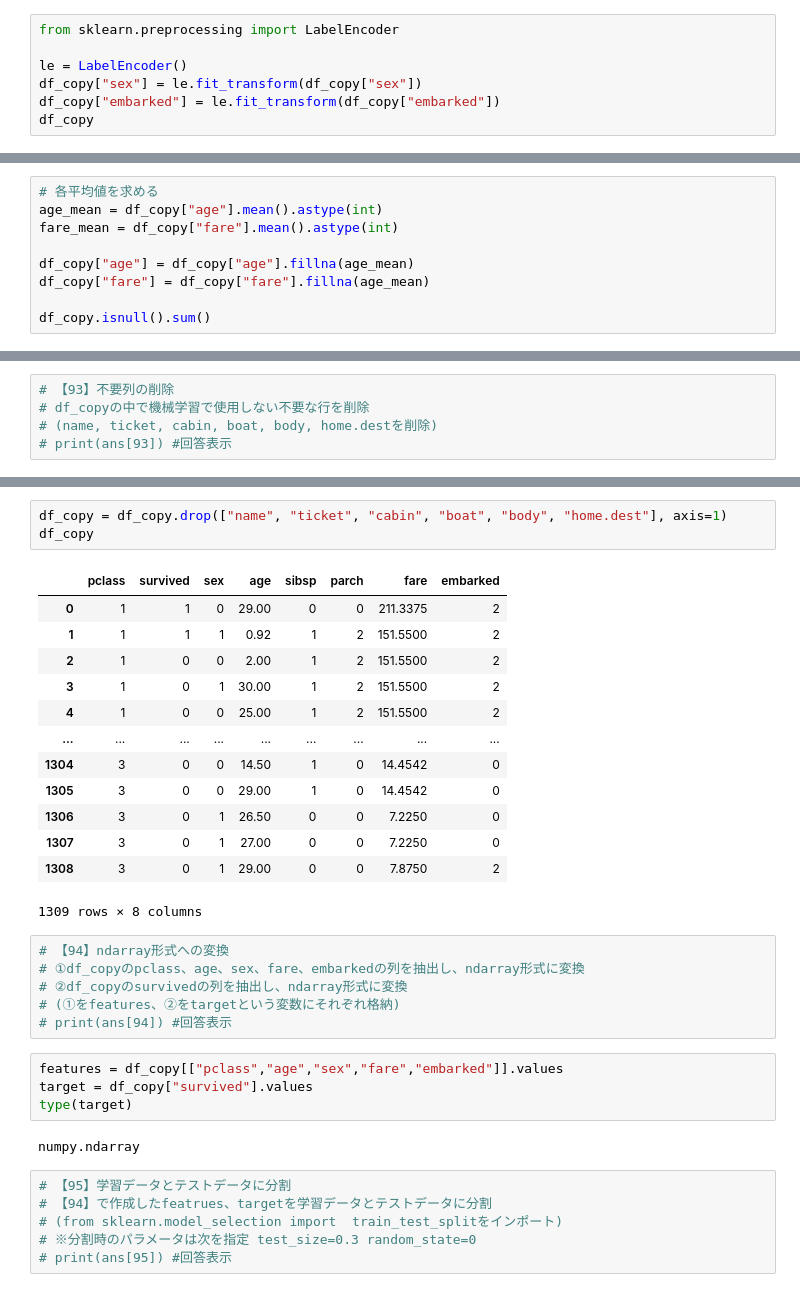
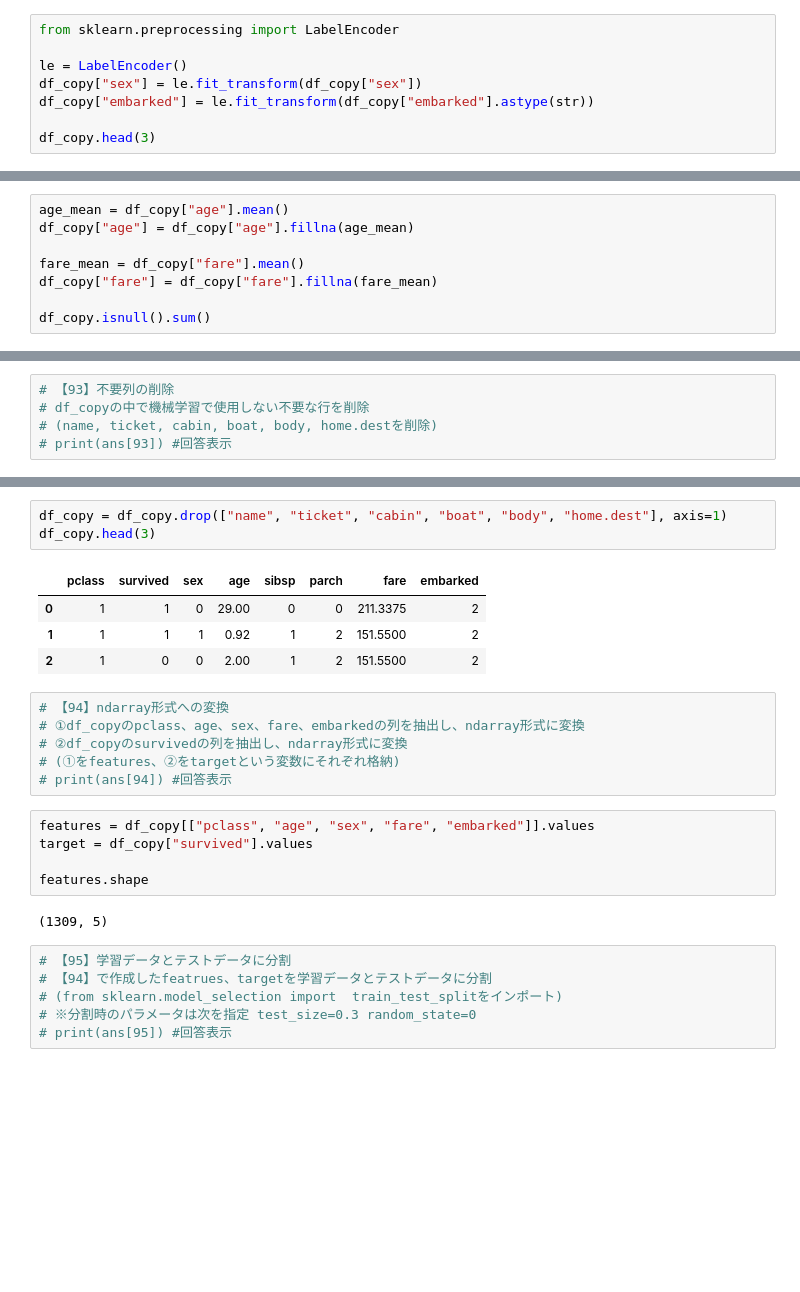
Before and after one commit to T-Sawao/Problem_100, a Jupyter notebook: pandas_100/notebook/01_Pandas_100_Knocks_for_Begginer_v1.0.4.ipynb, the cells around one changed output, grey strips where cells are left out. Saved outputs shown, nothing was run; the diff lists cells and outputs as text; blank space fills up the shorter version.

```diff
--- a/pandas_100/notebook/01_Pandas_100_Knocks_for_Begginer_v1.0.4.ipynb
+++ b/pandas_100/notebook/01_Pandas_100_Knocks_for_Begginer_v1.0.4.ipynb
@@ -1689,8 +1682,9 @@ from sklearn.preprocessing import LabelEncoder
 
 le = LabelEncoder()
 df_copy["sex"] = le.fit_transform(df_copy["sex"])
-df_copy["embarked"] = le.fit_transform(df_copy["embarked"])
-df_copy
+df_copy["embarked"] = le.fit_transform(df_copy["embarked"].astype(str))
+
+df_copy.head(3)
 # %% [output]
 |  | pclass | survived | name | sex | age | sibsp | parch | ticket | fare | cabin | embarked | ... |
 | 0 | 1 | 1 | Allen, Miss. Elisabeth Walton | 0 | 29.00 | 0 | 0 | 24160 | 211.3375 | B5 | 2 | ... |
@@ -1732,12 +1717,11 @@ dtype: int64
 # df_copyのage、fare列の欠損値を各列の平均値で補完
 # print(ans[92]) #回答表示
 # %%
-# 各平均値を求める
-age_mean = df_copy["age"].mean().astype(int)
-fare_mean = df_copy["fare"].mean().astype(int)
+age_mean = df_copy["age"].mean()
+df_copy["age"] = df_copy["age"].fillna(age_mean)
 
-df_copy["age"] = df_copy["age"].fillna(age_mean)
-df_copy["fare"] = df_copy["fare"].fillna(age_mean)
+fare_mean = df_copy["fare"].mean()
+df_copy["fare"] = df_copy["fare"].fillna(fare_mean)
 
 df_copy.isnull().sum()
 # %% [output]
@@ -1764,20 +1755,11 @@ dtype: int64
 # %%
 df_copy = df_copy.drop(["name", "ticket", "cabin", "boat", "body", "home.dest"], axis=1)
-df_copy
+df_copy.head(3)
 # %% [output]
 |  | pclass | survived | sex | age | sibsp | parch | fare | embarked |
 | 0 | 1 | 1 | 0 | 29.00 | 0 | 0 | 211.3375 | 2 |
 | 1 | 1 | 1 | 1 | 0.92 | 1 | 2 | 151.5500 | 2 |
 | 2 | 1 | 0 | 0 | 2.00 | 1 | 2 | 151.5500 | 2 |
-| 3 | 1 | 0 | 1 | 30.00 | 1 | 2 | 151.5500 | 2 |
-| 4 | 1 | 0 | 0 | 25.00 | 1 | 2 | 151.5500 | 2 |
-| ... | ... | ... | ... | ... | ... | ... | ... | ... |
-| 1304 | 3 | 0 | 0 | 14.50 | 1 | 0 | 14.4542 | 0 |
-| 1305 | 3 | 0 | 0 | 29.00 | 1 | 0 | 14.4542 | 0 |
-| 1306 | 3 | 0 | 1 | 26.50 | 0 | 0 | 7.2250 | 0 |
-| 1307 | 3 | 0 | 1 | 27.00 | 0 | 0 | 7.2250 | 0 |
-| 1308 | 3 | 0 | 1 | 29.00 | 0 | 0 | 7.8750 | 2 |
-1309 rows × 8 columns
 # %%
 # 【94】ndarray形式への変換
 # ①df_copyのpclass、age、sex、fare、embarkedの列を抽出し、ndarray形式に変換
@@ -1785,11 +1767,12 @@ df_copy
 # (①をfeatures、②をtargetという変数にそれぞれ格納)
 # print(ans[94]) #回答表示
 # %%
-features = df_copy[["pclass","age","sex","fare","embarked"]].values
+features = df_copy[["pclass", "age", "sex", "fare", "embarked"]].values
 target = df_copy["survived"].values
-type(target)
+
+features.shape
 # %% [output]
-numpy.ndarray
+(1309, 5)
 # %%
 # 【95】学習データとテストデータに分割
 # 【94】で作成したfeatrues、targetを学習データとテストデータに分割
```
Also changed, not shown: parts of 29 cells of this notebook, 1 other file.
